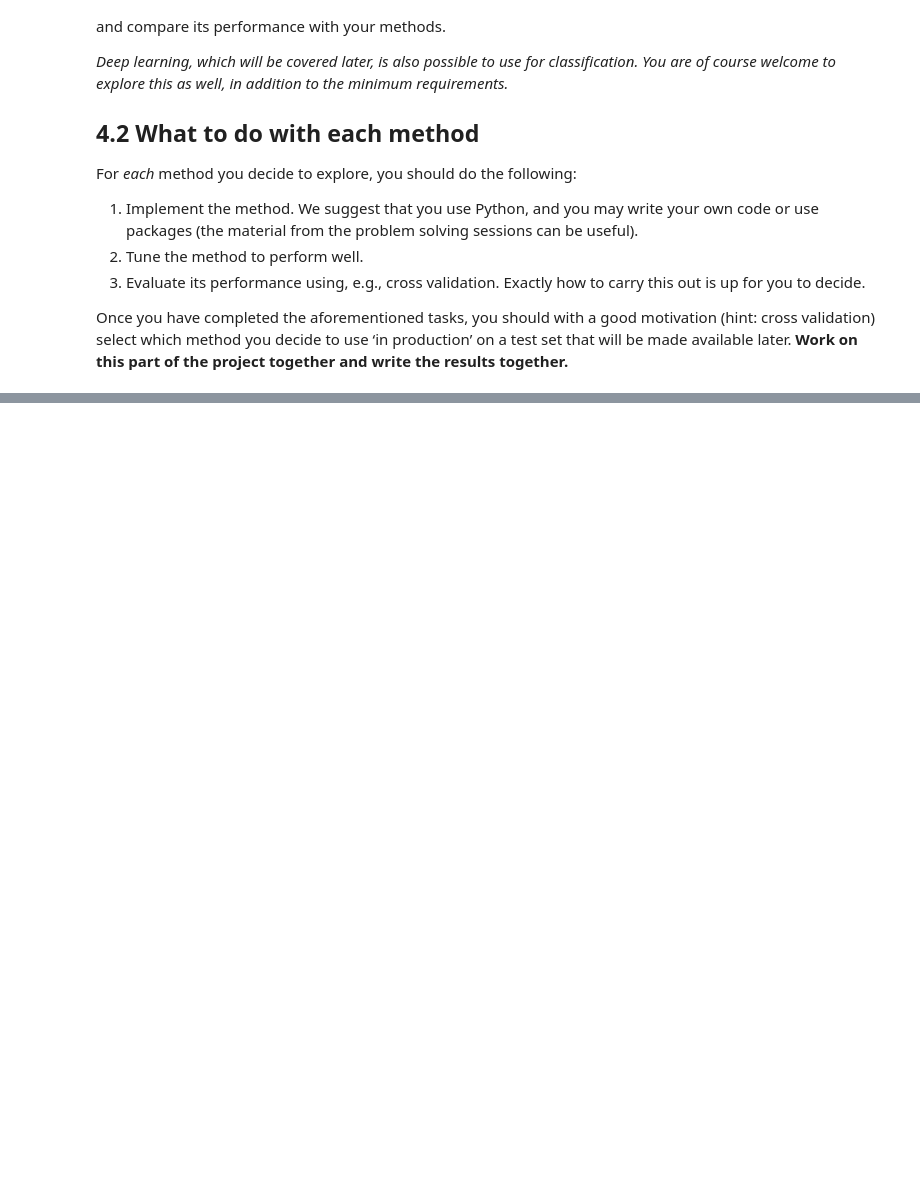
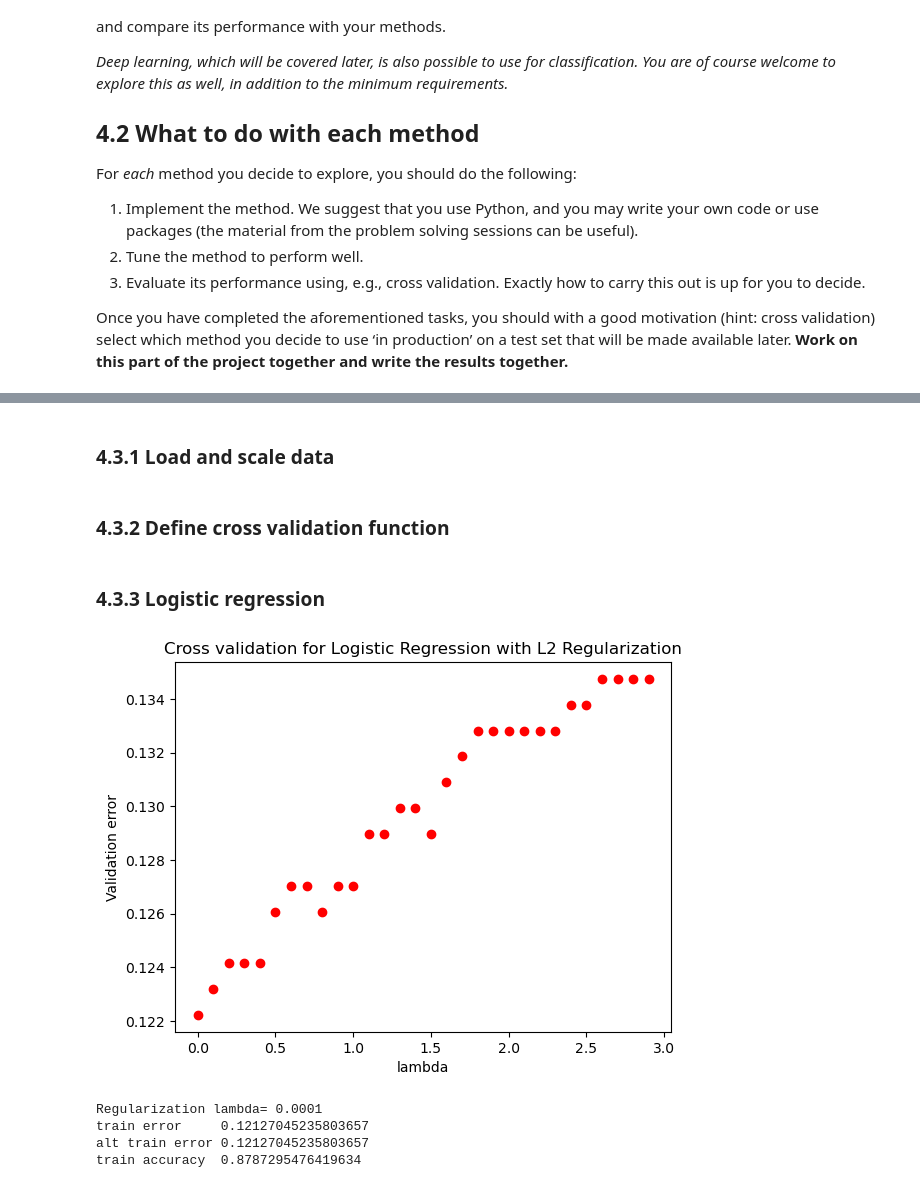
Before and after one commit to emiresenov/StatML-G37, a Jupyter notebook: GroupProject.ipynb, the cells around one changed output, grey strips where cells are left out. Saved outputs shown, nothing was run; the diff lists cells and outputs as text; code cells hidden in the pictures; blank space fills up the shorter version.

```diff
--- a/GroupProject.ipynb
+++ b/GroupProject.ipynb
@@ -153,0 +146,2 @@ available later. **Work on this part of the project together and write the resul
+# %% [markdown]
+### 4.3.1 Load and scale data
@@ -153,0 +157,73 @@ available later. **Work on this part of the project together and write the resul
+# %% [markdown]
+### 4.3.2 Define cross validation function
+# %%
+'''
+model_n = 1 for Logistic Regression, 2 for kNN, 31 for Decision Tree max depth,
+32 for Decision Tree leaf_nodes
+'''
+def crossValidation(K, model_n, n_fold = 10, classifierName = None):
+    cv = skl_ms.KFold(n_splits=n_fold, random_state=2, shuffle=True)
+    misclassification = np.zeros(len(K))
+
+    for train_index, val_index in cv.split(X):
+        X_train, X_val = X[train_index], X[val_index]
+        y_train, y_val = y.iloc[train_index], y.iloc[val_index]
+
+        model = None
+        for j, k in enumerate(K):
+            # Might be able to do a dictionary for this
+            if (model_n == 1):
+                model = skl_lm.LogisticRegression(penalty='l2',C=1/k)
+            elif (model_n == 2):
+                model = skl_nb.KNeighborsClassifier(n_neighbors=k)
+            elif (model_n == 31):
+                model = tree.DecisionTreeClassifier(max_depth=k)
+            elif (model_n == 32):
+                model = tree.DecisionTreeClassifier(max_leaf_nodes=k)
+
+            model.fit(X_train, y_train)
+            prediction = model.predict(X_val)
+            misclassification[j] += np.mean(prediction != y_val)
+    misclassification /= n_fold
+
+    return misclassification
+# %% [markdown]
+### 4.3.3 Logistic regression
+# %%
+lamda_values = np.arange(0.00001,3,0.1)
+misclassification = crossValidation(lamda_values, 1)
+
+plt.figure()
+plt.plot(lamda_values, misclassification,'ro',label='val error')
+plt.title('Cross validation for Logistic Regression with L2 Regularization')
+plt.xlabel('lambda')
+plt.ylabel('Validation error')
+plt.show()
+# %% [output]
+[figure, added]
+# %%
+def class_error(y,yt):
+    fmask = (y == yt)
+    classific = np.zeros(len(y))
+    classific[fmask] = 1
+    classific[~fmask]= 0
+    return np.mean(1-classific)
+
+lamda = 0.0001
+Creg = 1/lamda
+
+log_reg = skl_lm.LogisticRegression(penalty='l2',C=Creg)
+
+log_reg.fit(X,y)
+
+Ypred_train = log_reg.predict(X)
+
+print("Regularization lambda=",lamda)
+print("train error    ", class_error(y,Ypred_train))
+print('alt train error',np.mean(Ypred_train!=y))
+print("train accuracy ", log_reg.score(X,y))
+# %% [output]
+Regularization lambda= 0.0001
+train error     0.12127045235803657
+alt train error 0.12127045235803657
+train accuracy  0.8787295476419634
```
Also changed, not shown: parts of 13 cells of this notebook.
